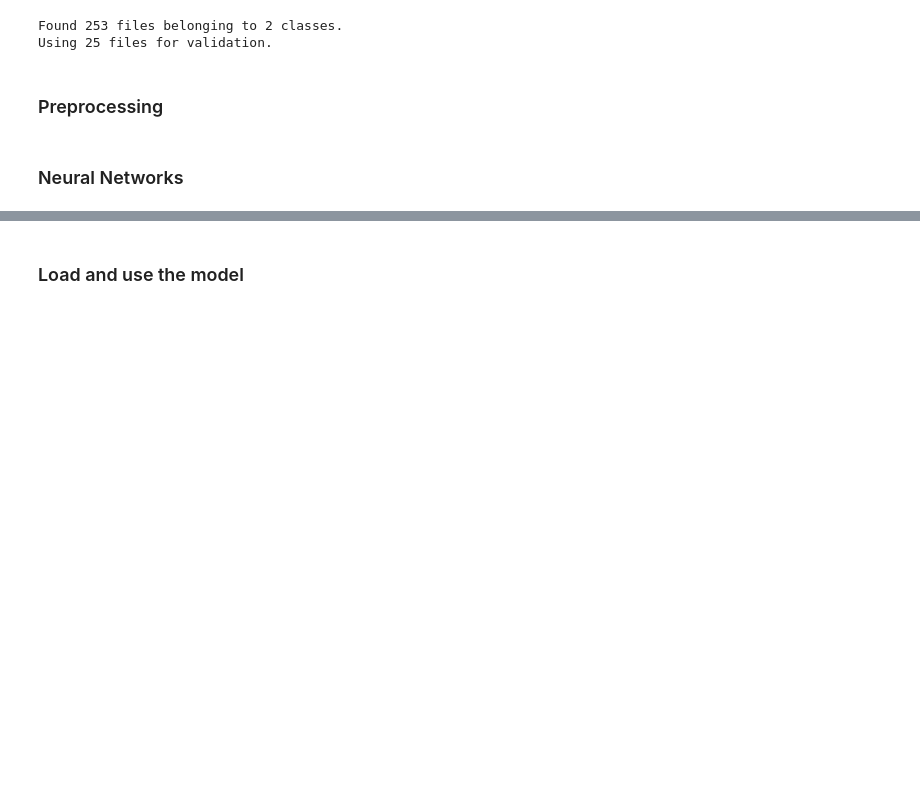
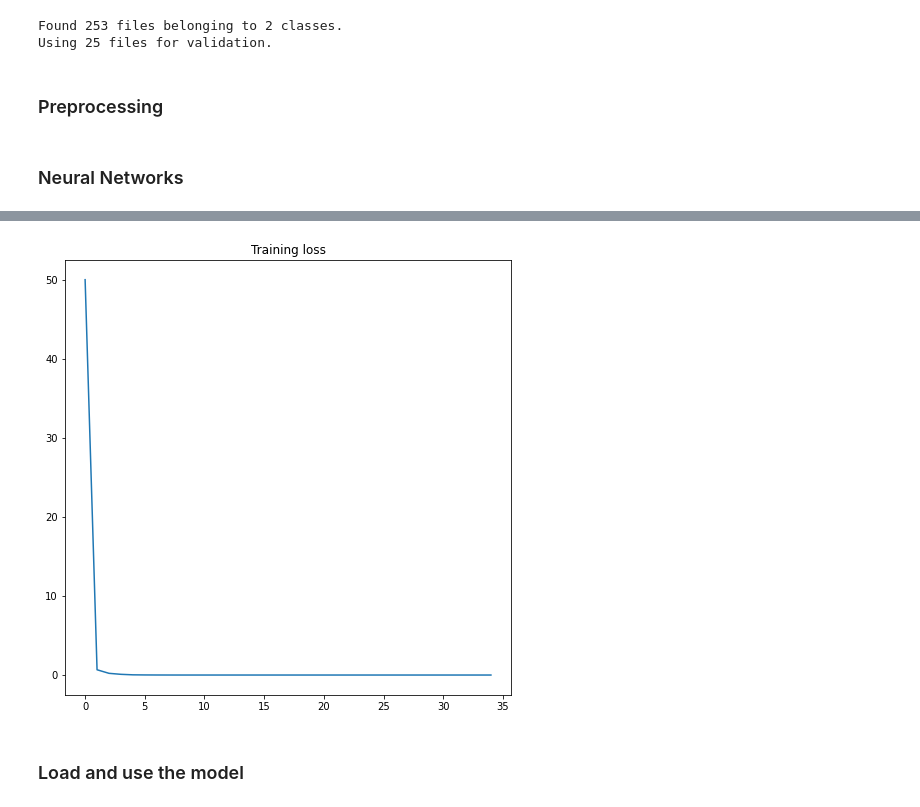
Before and after one commit to YasinShafiei/TumorDetection, a Jupyter notebook: Classification.ipynb, the cells around one changed output, grey strips where cells are left out. Saved outputs shown, nothing was run; the diff lists cells and outputs as text; code cells hidden in the pictures; blank space fills up the shorter version.

```diff
--- a/Classification.ipynb
+++ b/Classification.ipynb
@@ -162,3 +162,20 @@ plt.show()
+# %%
+# get the model loss
+loss = history.history["loss"]
+# define epochs range
+epochs_range = range(EPOCHS)
+
+
+# define the figure size
+plt.figure(figsize=(8, 8))
+plt.plot(epochs_range, loss, label="Training loss")
+# title
+plt.title("Training loss")
+
+# show
+plt.show()
+# %% [output]
+[figure, added]
 # %%
 # save the model
 model.save("model.h5")
```
Also changed, not shown: parts of 7 cells of this notebook.
